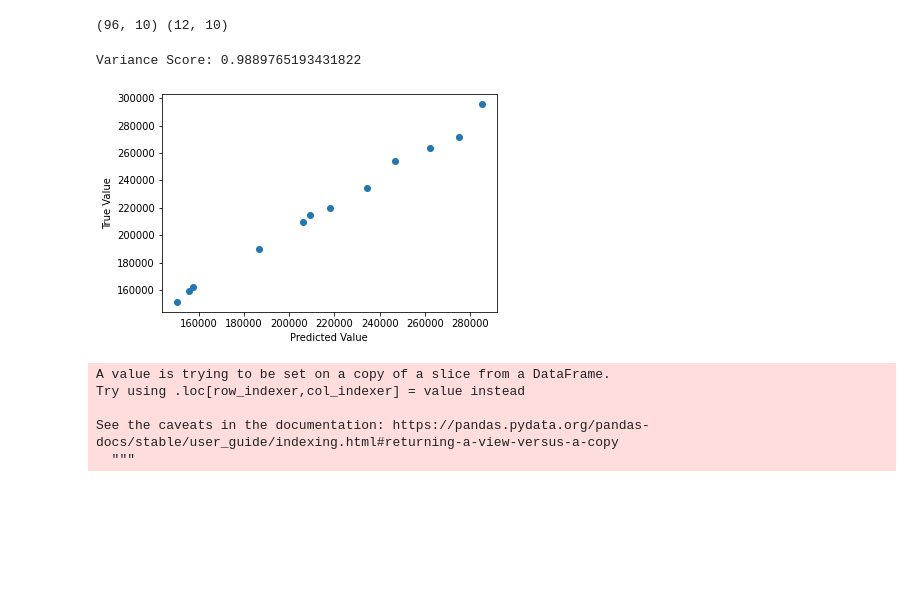
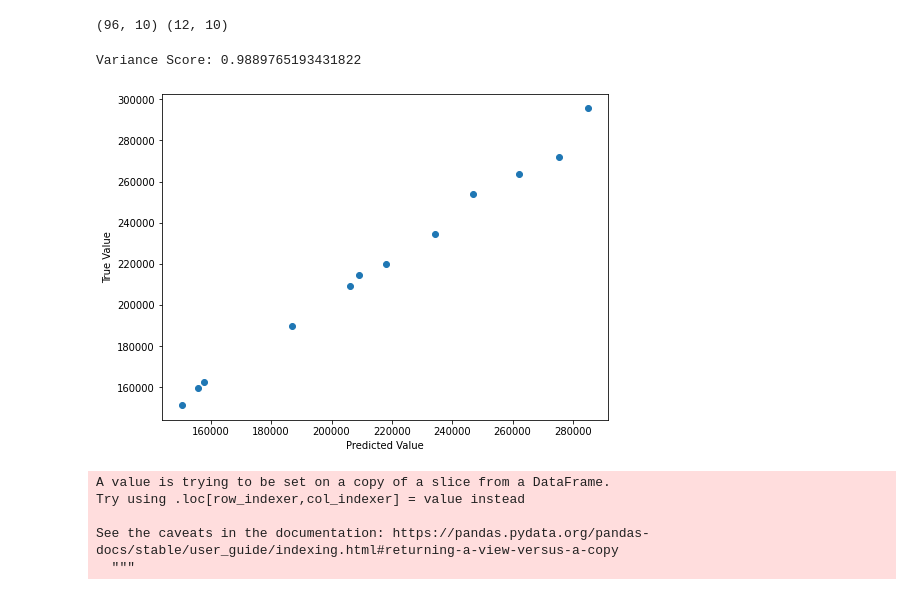
Before and after one commit to jonando93/machine-learning, a Jupyter notebook: Python Notebook/Iowa Liquor Retail Sales.ipynb, the cells around one changed output. Saved outputs shown, nothing was run; the diff lists cells and outputs as text; code cells hidden in the pictures; blank space fills up the shorter version.

```diff
--- a/Python Notebook/Iowa Liquor Retail Sales.ipynb
+++ b/Python Notebook/Iowa Liquor Retail Sales.ipynb
@@ -567,23 +612,24 @@ y_test = test_df['sale_dollars']
 # %%
 # Instantiate linear model for ease of coding below
 lm = linear_model.LinearRegression()
 
 # Fit our X_train and y_train variables to train the model
 model = lm.fit(X_train, y_train)
 
 # Use X_test and y_test variables to predict new data using the model
 predict = lm.predict(X_test)
 
 # Using scatter plot to see the result
+fig = plt.figure(figsize=(8,6))
 plt.scatter(y_test, predict)
 plt.xlabel('Predicted Value')
 plt.ylabel('True Value')
 
 # Check variance score,
 print('Variance Score: {}'.format(model.score(X_test, y_test)))
 # %% [output]
 Variance Score: 0.9889765193431822
-[figure, old version]
+[figure, new version]
 # %%
 # Create new dataframe 'iowa_sales_2020'
 iowa_sales_2020 = iowa_sales_df.loc[iowa_sales_df['Year'] == 2020]
```
Also changed, not shown: parts of 16 cells of this notebook.
